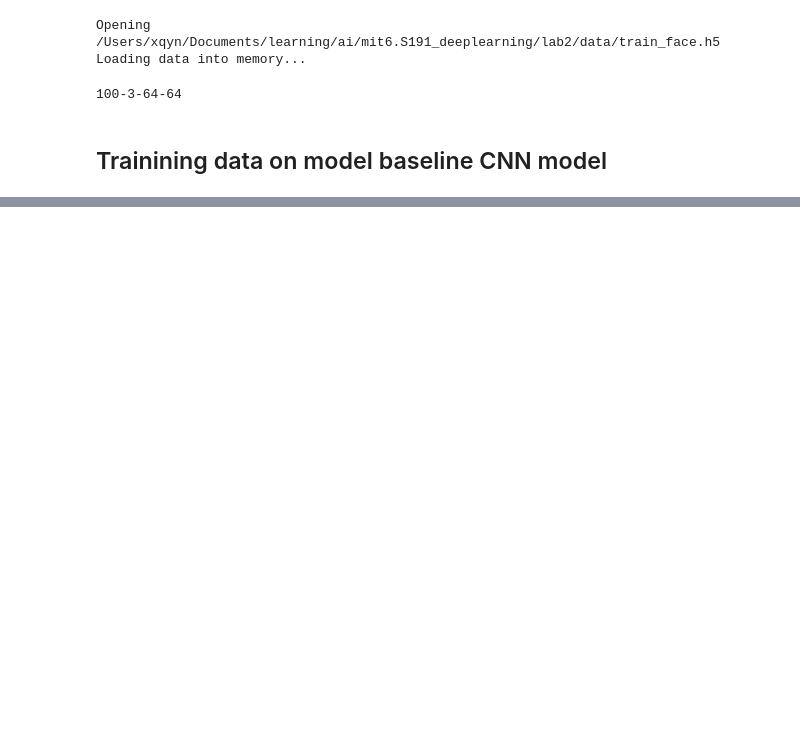
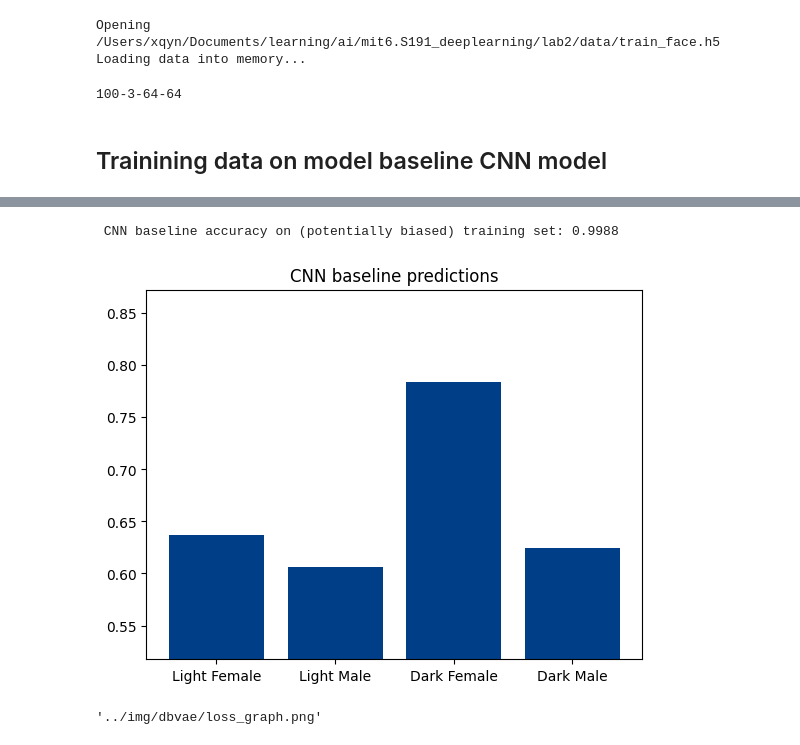
Before and after one commit to xqyn/irelium, a Jupyter notebook: notebook/dbvae.ipynb, the cells around one changed output, grey strips where cells are left out. Saved outputs shown, nothing was run; the diff lists cells and outputs as text; code cells hidden in the pictures; blank space fills up the shorter version.

Commit message:
src -? irelium, add grapd, update dbvae

```diff
--- a/notebook/dbvae.ipynb
+++ b/notebook/dbvae.ipynb
@@ -132,0 +247,48 @@ cnn_baseline = cnnConvNorm(
+# %%
+#from irelium.model.train import evaluation
+images, labels = loader.get_batch(5000)
+images = as_tensor(images, model=cnn_baseline)
+labels = as_tensor(labels, model=cnn_baseline)
+acc = evaluation(
+        x=images,
+        y=labels,
+        model=cnn_baseline,
+        pred_fn=lambda logits: (torch.sigmoid(logits) > 0.5).float(),
+        metric_fn=lambda y_pred, y: (y_pred == y).float().mean()
+)
+
+print(" CNN baseline accuracy on (potentially biased) training set: {:.4f}".format(
+        acc.item()))
+# %% [output]
+ CNN baseline accuracy on (potentially biased) training set: 0.9988
+# %%
+test_faces = mdl.lab2.get_test_faces(channels_last=channels_last)
+keys = ["Light Female", "Light Male", "Dark Female", "Dark Male"]
+
+cnnbase_model_probs_list = []  # store each demographic's probabilities
+
+with torch.inference_mode():
+    for x in test_faces:
+        x = torch.from_numpy(np.array(x, dtype=np.float32)).to(device)
+        logits = cnn_baseline(x)  # [B, 1]
+        probs = torch.sigmoid(logits)  # [B, 1]
+        probs = torch.squeeze(probs, dim=-1)  # shape [B]
+        cnnbase_model_probs_list.append(probs.cpu().numpy())
+
+cnnbase_model_probs = np.stack(cnnbase_model_probs_list, axis=0)
+
+
+# Plot the prediction accuracies per demographic
+xx = range(len(keys))
+yy = cnnbase_model_probs.mean(axis=1)  # shape [D]
+plt.bar(xx, yy, color='#003f88')
+plt.xticks(xx, keys)
+plt.ylim(max(0, yy.min() - np.ptp(yy) / 2.0), yy.max() + np.ptp(yy) / 2.0)
+plt.title("CNN baseline predictions")
+plt.savefig(f'{fig_dir}cnn_baselie_prdiction.png')
+# %% [output]
+[figure, added]
+# %%
+make_dot(loss, params=dict(cnn_baseline.named_parameters())).render(f'{fig_dir}/loss_graph', format="png")
+# %% [output]
+'../img/dbvae/loss_graph.png'
```
Also changed, not shown: parts of 15 cells of this notebook, 16 other files.
